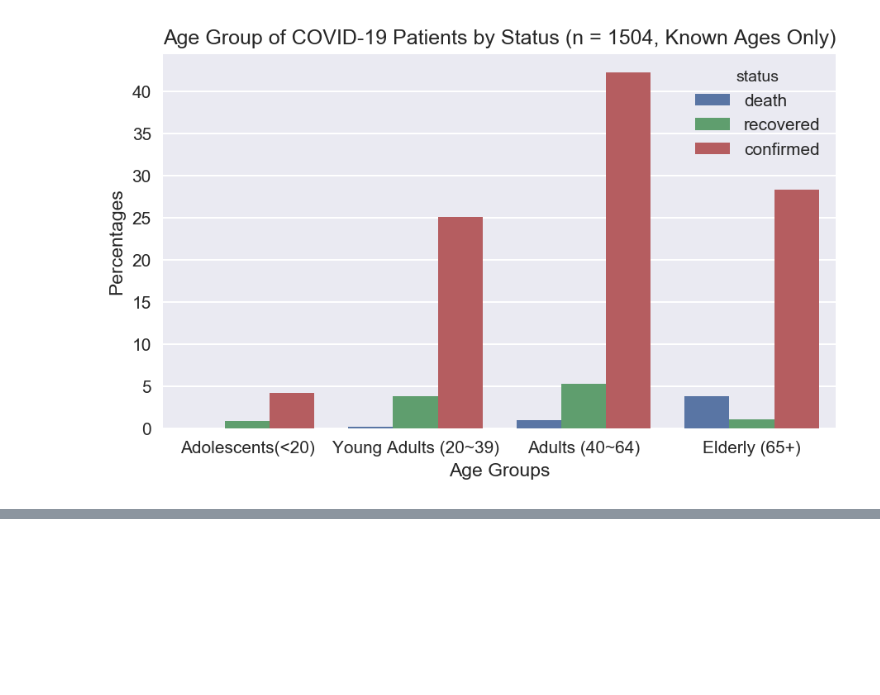
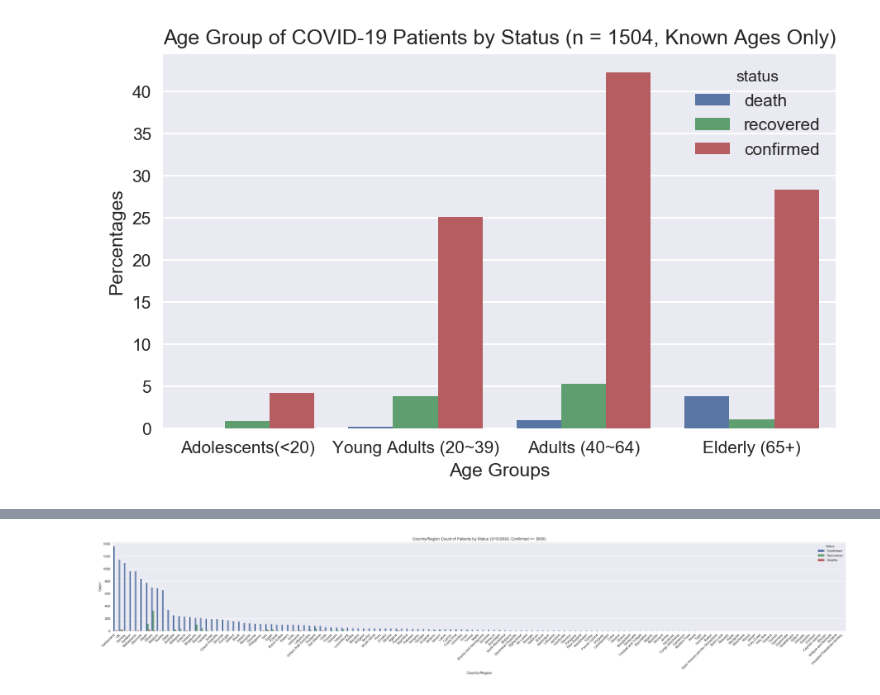
Before and after one commit to IgorBanin/COVID_final, a Jupyter notebook: Patient analysis.ipynb, the cells around one changed output, grey strips where cells are left out. Cells and saved outputs as stored; diff of their text form; code cells hidden in the pictures; blank space fills up the shorter version.

```diff
--- a/Patient analysis.ipynb
+++ b/Patient analysis.ipynb
@@ -114,0 +160,7 @@ age_plot
+# %%
+less = current[current['Confirmed'] <= 1000]
+less = consolidate(less)
+plt.figure(figsize=(40,5), dpi=200)
+country_plot(less, '3/14/2020, Confirmed <= 1000')
+# %% [output]
+[figure, added]
```
Also changed, not shown: parts of 15 cells of this notebook, 1 other file.
